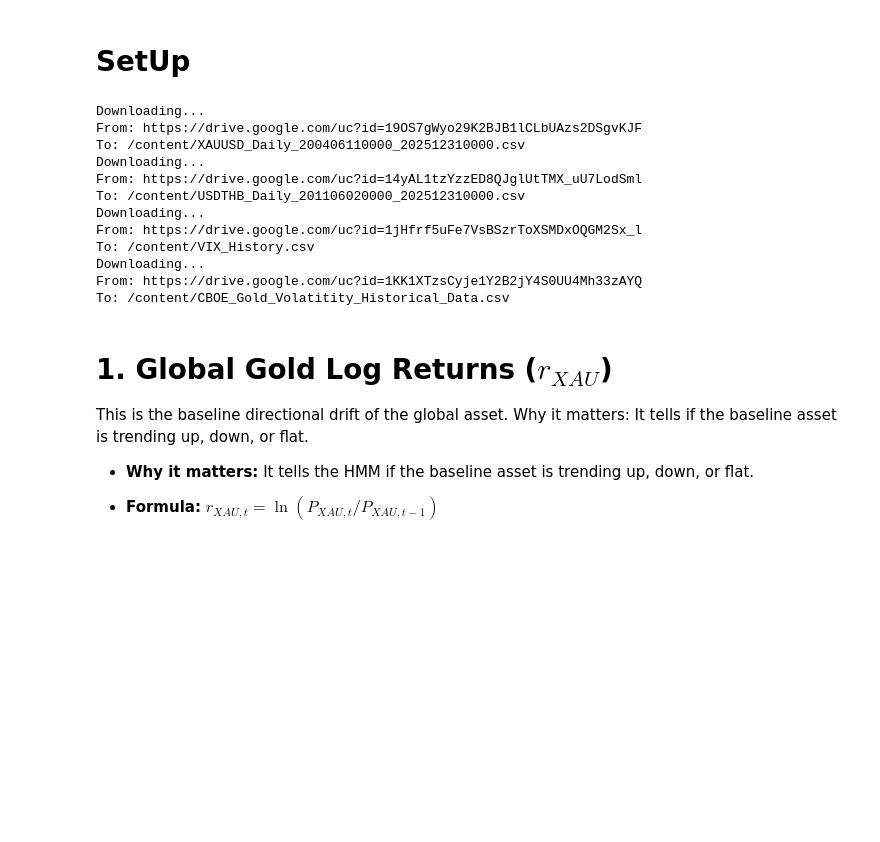
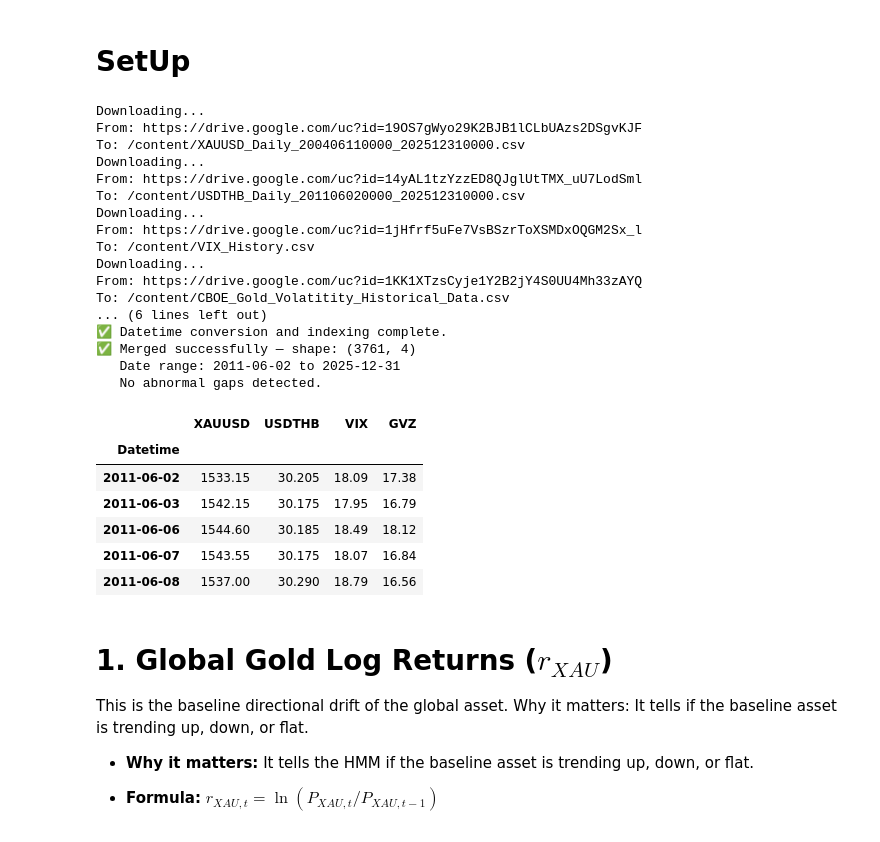
Before and after one commit to athiphat67/CN340_DATA-SCIENCE-FOR-SIGNAL-PROCESSING_PROJECT, a Jupyter notebook: Src/Phase2_FeatureEngineering.ipynb, the cells around one changed output. Saved outputs shown, nothing was run; the diff lists cells and outputs as text; code cells hidden in the pictures; blank space fills up the shorter version.

```diff
--- a/Src/Phase2_FeatureEngineering.ipynb
+++ b/Src/Phase2_FeatureEngineering.ipynb
@@ -3,43 +3,97 @@
 # %%
 import pandas as pd
 import numpy as np
 import matplotlib.pyplot as plt
 import seaborn as sns
 
+# 1. DATA ACQUISITION
 !gdown "https://drive.google.com/uc?id=19OS7gWyo29K2BJB1lCLbUAzs2DSgvKJF"
 !gdown "https://drive.google.com/uc?id=14yAL1tzYzzED8QJglUtTMX_uU7LodSml"
 !gdown "https://drive.google.com/uc?id=1jHfrf5uFe7VsBSzrToXSMDxOQGM2Sx_l"
 !gdown "https://drive.google.com/uc?id=1KK1XTzsCyje1Y2B2jY4S0UU4Mh33zAYQ"
+print("✅ All datasets downloaded successfully.")
+
+# 2. DATA LOADING
+xauusd_df = pd.read_csv('XAUUSD_Daily_200406110000_202512310000.csv')
+usdthb_df = pd.read_csv('USDTHB_Daily_201106020000_202512310000.csv')
+vix_df    = pd.read_csv('VIX_History.csv')
+gvz_df    = pd.read_csv('CBOE_Gold_Volatitity_Historical_Data.csv')
+print(f"  XAUUSD : {xauusd_df.shape[0]:,} rows")
+print(f"  USDTHB : {usdthb_df.shape[0]:,} rows")
+print(f"  VIX    : {vix_df.shape[0]:,} rows")
+print(f"  GVZ    : {gvz_df.shape[0]:,} rows")
+print("✅ Data loading complete.")
+
+# 3. PREPROCESSING & INDEXING
+# Convert XAUUSD and USDTHB date columns to datetime and set as index
+for df_temp in [xauusd_df, usdthb_df]:
+    df_temp['Datetime'] = pd.to_datetime(df_temp['<DATE>'], format='%Y.%m.%d')
+    df_temp.set_index('Datetime', inplace=True)
+
+# VIX and GVZ use different column name conventions — handle separately
+vix_df['DATE'] = pd.to_datetime(vix_df['DATE'])
+vix_df.set_index('DATE', inplace=True)
+vix_df.sort_index(inplace=True)
+
+gvz_df['Date'] = pd.to_datetime(gvz_df['Date'])
+gvz_df.set_index('Date', inplace=True)
+gvz_df.sort_index(inplace=True)
+
+print("✅ Datetime conversion and indexing complete.")
+
+# 4. DATA MERGING
+# Inner join keeps only dates where both XAUUSD and USDTHB have data
+df = xauusd_df[['<CLOSE>']].rename(columns={'<CLOSE>': 'XAUUSD'}).join(
+    usdthb_df[['<CLOSE>']].rename(columns={'<CLOSE>': 'USDTHB'}),
+    how='inner'
+).join(
+    vix_df[['CLOSE']].rename(columns={'CLOSE': 'VIX'}),
+    how='left'
+).join(
+    gvz_df[['Price']].rename(columns={'Price': 'GVZ'}),
+    how='left'
+)
 
 
-xauusd_df = pd.read_csv('XAUUSD_Daily_200406110000_202512310000.csv')# XAU/USD
-usdthb_df = pd.read_csv('USDTHB_Daily_201106020000_202512310000.csv')# USD/THB exchange rate
-vix_df = pd.read_csv('VIX_History.csv')# vix index
-gvz_df = pd.read_csv('CBOE_Gold_Volatitity_Historical_Data.csv')# Global Gold Volatility
+if not df.empty:
+    print(f"✅ Merged successfully — shape: {df.shape}")
+    print(f"   Date range: {df.index.min().date()} to {df.index.max().date()}")
 
-# 2. Prepare Datetime
-xauusd_df['Datetime'] = pd.to_datetime(xauusd_df['<DATE>'], format='%Y.%m.%d')
-usdthb_df['Datetime'] = pd.to_datetime(usdthb_df['<DATE>'], format='%Y.%m.%d')
-xauusd_df.set_index('Datetime', inplace=True)
-usdthb_df.set_index('Datetime', inplace=True)
+    # Sanity check: flag any gap larger than 7 days (weekends/holidays = max 3 days)
+    gaps = df.index.to_series().diff().dt.days
+    if gaps[gaps > 7].any():
+        print(f"⚠️  Abnormal gaps detected (> 7 days): {gaps[gaps > 7].value_counts().to_dict()}")
+    else:
+        print("   No abnormal gaps detected.")
+else:
+    print("❌ Merged dataframe is empty. Check that date ranges overlap.")
 
-# 3. Merge data
-df = xauusd_df[['<CLOSE>']].rename(columns={'<CLOSE>': 'XAUUSD'}).join(
-    usdthb_df[['<CLOSE>']].rename(columns={'<CLOSE>': 'USDTHB'}), how='inner'
-)
+df.head()
 # %% [output]
 Downloading...
 From: https://drive.google.com/uc?id=19OS7gWyo29K2BJB1lCLbUAzs2DSgvKJF
 To: /content/XAUUSD_Daily_200406110000_202512310000.csv
 Downloading...
 From: https://drive.google.com/uc?id=14yAL1tzYzzED8QJglUtTMX_uU7LodSml
 To: /content/USDTHB_Daily_201106020000_202512310000.csv
 Downloading...
 From: https://drive.google.com/uc?id=1jHfrf5uFe7VsBSzrToXSMDxOQGM2Sx_l
 To: /content/VIX_History.csv
 Downloading...
 From: https://drive.google.com/uc?id=1KK1XTzsCyje1Y2B2jY4S0UU4Mh33zAYQ
 To: /content/CBOE_Gold_Volatitity_Historical_Data.csv
+... (6 lines left out)
+✅ Datetime conversion and indexing complete.
+✅ Merged successfully — shape: (3761, 4)
+   Date range: 2011-06-02 to 2025-12-31
+   No abnormal gaps detected.
+|  | XAUUSD | USDTHB | VIX | GVZ |
+| Datetime |  |  |  |  |
+| 2011-06-02 | 1533.15 | 30.205 | 18.09 | 17.38 |
+| 2011-06-03 | 1542.15 | 30.175 | 17.95 | 16.79 |
+| 2011-06-06 | 1544.60 | 30.185 | 18.49 | 18.12 |
+| 2011-06-07 | 1543.55 | 30.175 | 18.07 | 16.84 |
+| 2011-06-08 | 1537.00 | 30.290 | 18.79 | 16.56 |
 # %% [markdown]
 # **1. Global Gold Log Returns ($r_{XAU}$)**
 This is the baseline directional drift of the global asset.
```
